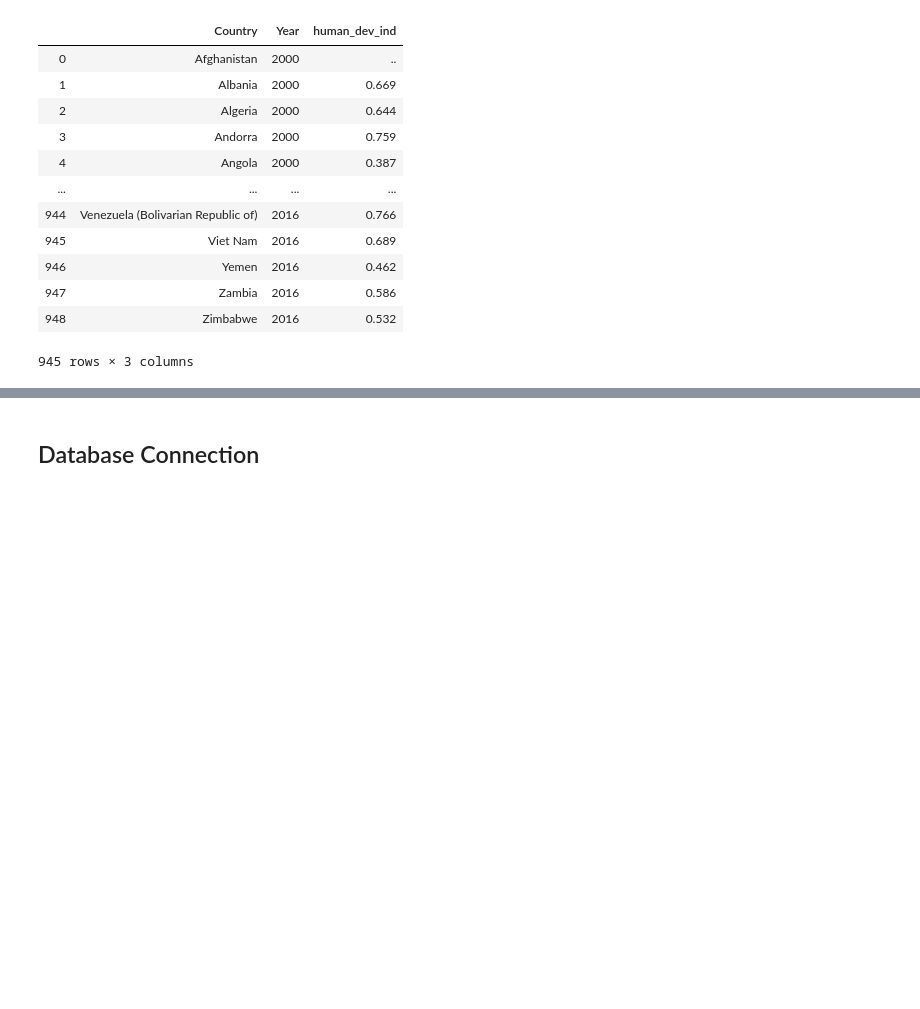
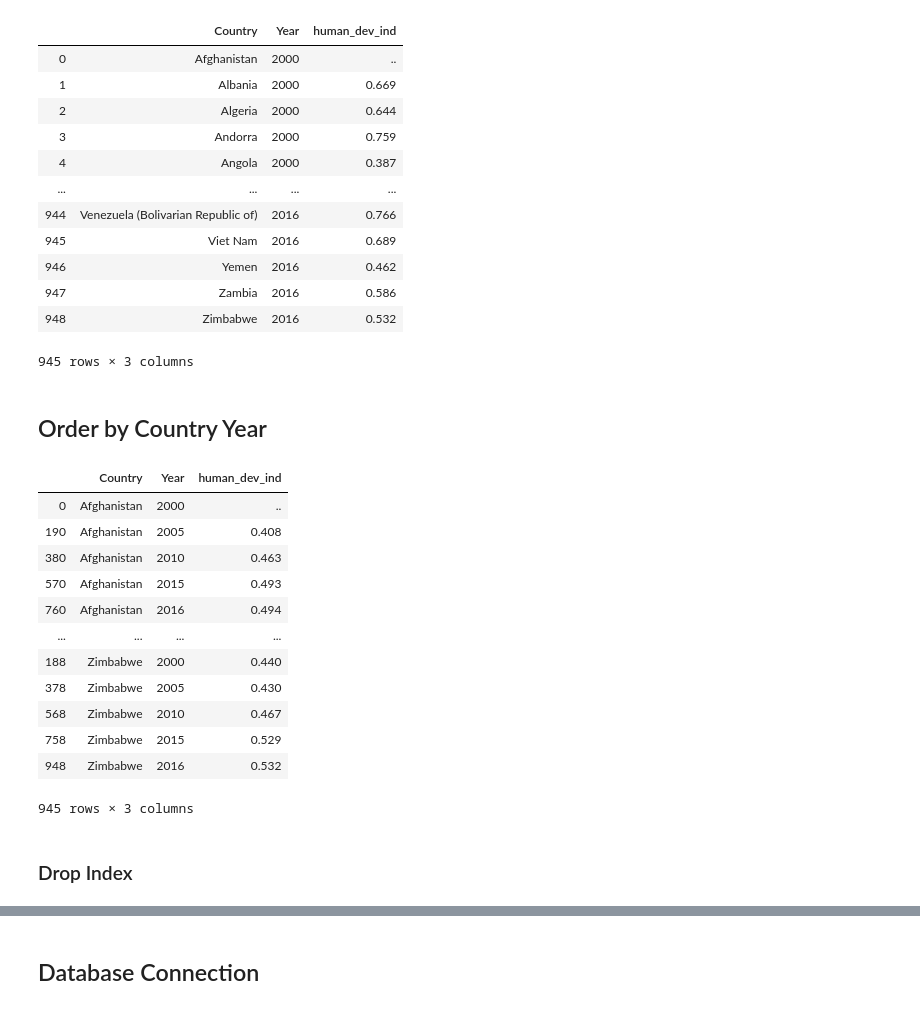
Before and after one commit to UncleBacon/ETL_Project, a Jupyter notebook: Jupyter Notebooks/human_dev_ind.ipynb, the cells around one changed output, grey strips where cells are left out. Saved outputs shown, nothing was run; the diff lists cells and outputs as text; code cells hidden in the pictures; blank space fills up the shorter version.

```diff
--- a/Jupyter Notebooks/human_dev_ind.ipynb
+++ b/Jupyter Notebooks/human_dev_ind.ipynb
@@ -106,3 +106,24 @@ new_human_dev_ind_df
 | 947 | Zambia | 2016 | 0.586 |
 | 948 | Zimbabwe | 2016 | 0.532 |
 945 rows × 3 columns
+# %% [markdown]
+## Order by Country Year
+# %%
+new_human_dev_ind_df = new_human_dev_ind_df.sort_values(by=['Country', 'Year'])
+new_human_dev_ind_df
+# %% [output]
+|  | Country | Year | human_dev_ind |
+| 0 | Afghanistan | 2000 | .. |
+| 190 | Afghanistan | 2005 | 0.408 |
+| 380 | Afghanistan | 2010 | 0.463 |
+| 570 | Afghanistan | 2015 | 0.493 |
+| 760 | Afghanistan | 2016 | 0.494 |
+| ... | ... | ... | ... |
+| 188 | Zimbabwe | 2000 | 0.440 |
+| 378 | Zimbabwe | 2005 | 0.430 |
+| 568 | Zimbabwe | 2010 | 0.467 |
+| 758 | Zimbabwe | 2015 | 0.529 |
+| 948 | Zimbabwe | 2016 | 0.532 |
+945 rows × 3 columns
+# %% [markdown]
+### Drop Index
```
Also changed, not shown: parts of 4 cells of this notebook, 9 other files.
